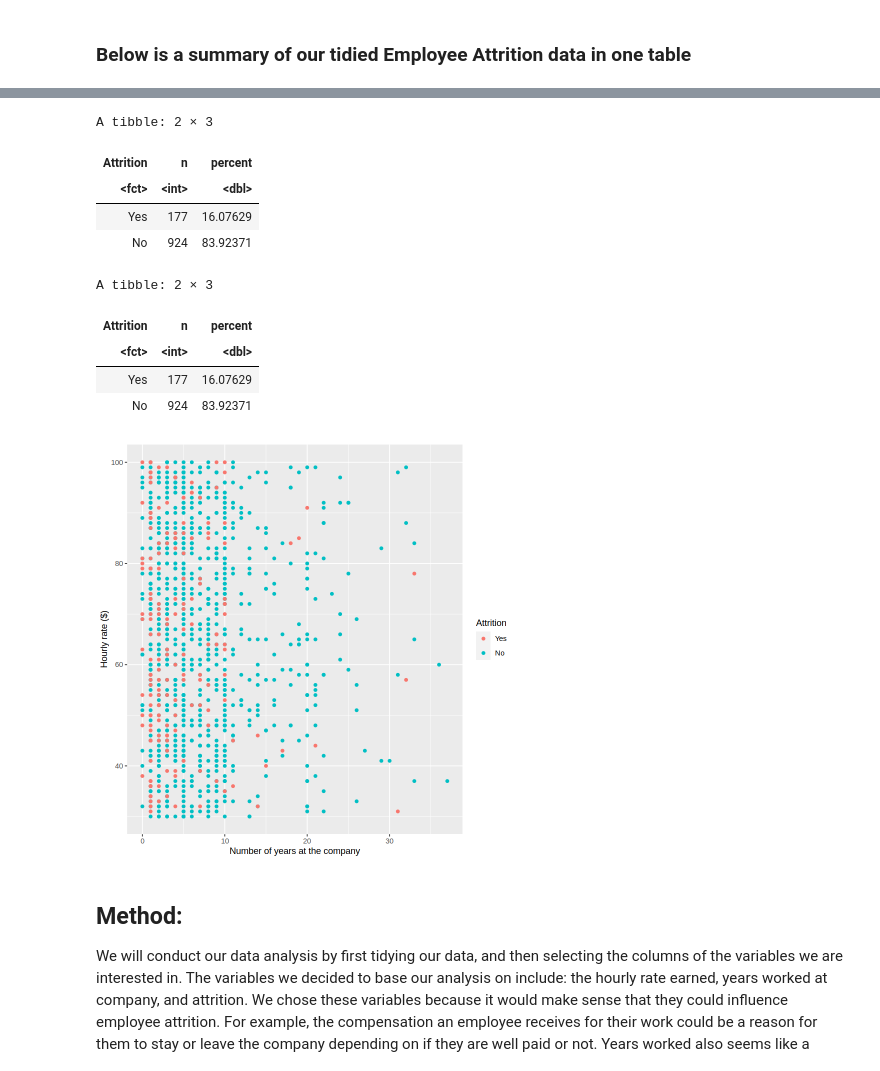
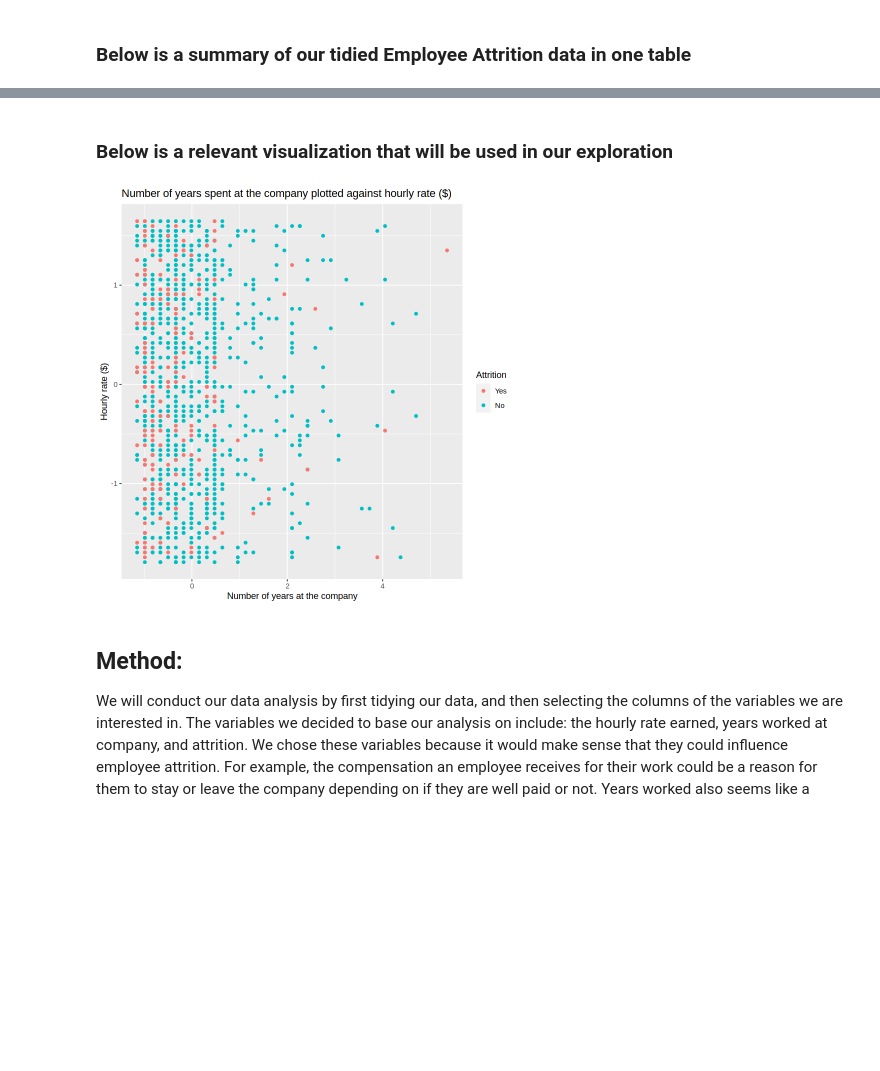
Before and after one commit to wenshanli1231/DSCI-Group-Project, a Jupyter notebook: Project Proposal.ipynb, the cells around one changed output, grey strips where cells are left out. Saved outputs shown, nothing was run; the diff lists cells and outputs as text; code cells hidden in the pictures; blank space fills up the shorter version.

Commit message:
scaled data

```diff
--- a/Project Proposal.ipynb
+++ b/Project Proposal.ipynb
@@ -67,7 +67,7 @@ attrition_test <- testing(attrition_split)
 # %%
 set.seed(10)
 
-attrition_recipe <- recipe(Attrition~ HourlyRate + YearsAtCompany, data = attrition_data) |>
+attrition_recipe <- recipe(Attrition~ HourlyRate + YearsAtCompany, data = attrition_train) |>
     step_scale(all_predictors()) |>
     step_center(all_predictors())
 
@@ -80,6 +80,10 @@ attrition_fit <- workflow() |>
        add_model(knn_spec) |>
        fit(data = attrition_train)
 attrition_fit
+
+attrition_data_scaled <- attrition_recipe |>
+                            prep() |>
+                            bake(attrition_train)
 # %% [output]
 ══ Workflow [trained] ══════════════════════════════════════════════════════════
 Preprocessor: Recipe
@@ -124,37 +126,15 @@ Below is a scatter plot to
+# %% [markdown]
+### Below is a relevant visualization that will be used in our exploration
 # %%
-attrition_proportions <- attrition_train |>
-                      group_by(Attrition) |>
-                      summarize(n = n()) |>
-                      mutate(percent = 100*n/nrow(attrition_train))
-
-attrition_proportions
-
-attrition_proportions_train <- attrition_train |>
-                      group_by(Attrition) |>
-                      summarize(n = n()) |>
-                      mutate(percent = 100*n/nrow(attrition_train))
-
-attrition_proportions_train
-
-
-attrition_plot <- ggplot(attrition_train, aes(x = YearsAtCompany, y = HourlyRate, colour = Attrition)) +
+attrition_plot <- ggplot(attrition_data_scaled, aes(x = YearsAtCompany, y = HourlyRate, colour = Attrition)) +
             geom_point() +
             xlab("Number of years at the company") +
-            ylab("Hourly rate ($)")
+            ylab("Hourly rate ($)") +
+            labs(title = "Number of years spent at the company plotted against hourly rate ($)")
 
 attrition_plot
 # %% [output]
-A tibble: 2 × 3
-| Attrition | n | percent |
-| <fct> | <int> | <dbl> |
-| Yes | 177 | 16.07629 |
-| No | 924 | 83.92371 |
-A tibble: 2 × 3
-| Attrition | n | percent |
-| <fct> | <int> | <dbl> |
-| Yes | 177 | 16.07629 |
-| No | 924 | 83.92371 |
-[figure, old version]
+[figure, new version]
 # %% [markdown]
 ## Method:
 
```
Also changed, not shown: parts of 4 cells of this notebook.
